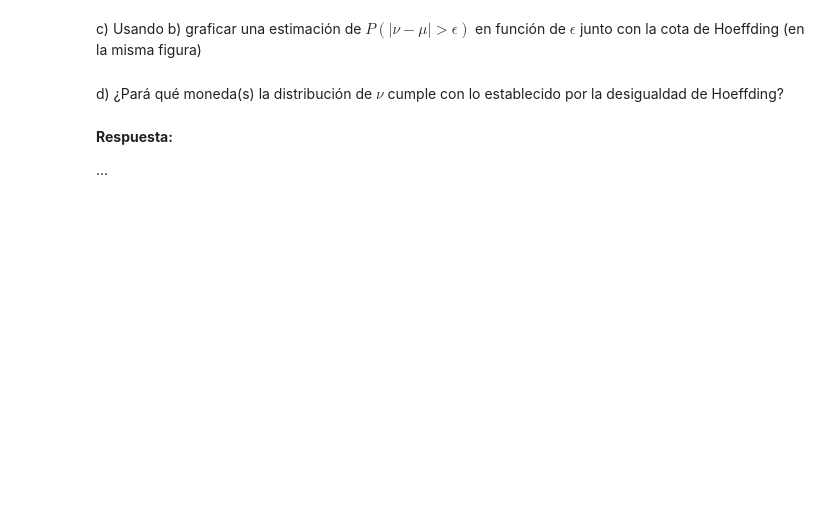
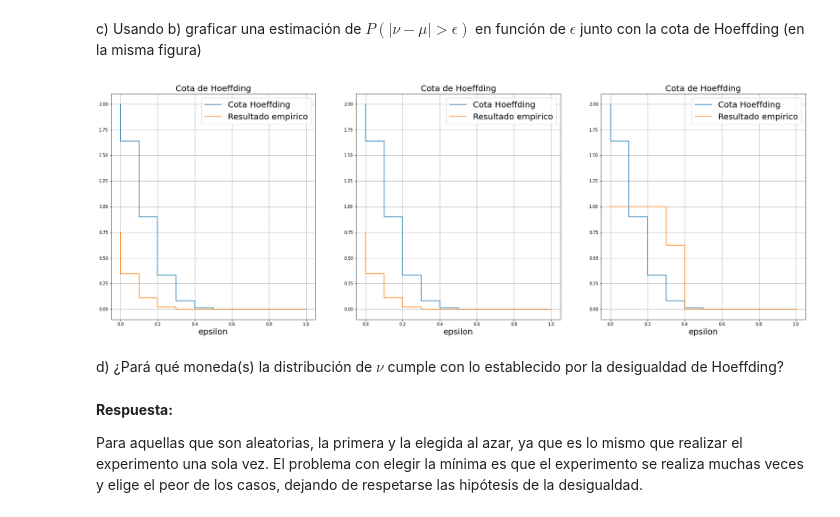
Before and after one commit to j-oflaherty/FUAA, a Jupyter notebook: practico1/Practico1.ipynb, the cells around one changed output. Saved outputs shown, nothing was run; the diff lists cells and outputs as text; code cells hidden in the pictures; blank space fills up the shorter version.

```diff
--- a/practico1/Practico1.ipynb
+++ b/practico1/Practico1.ipynb
@@ -533,7 +561,13 @@ def realizar_experimento_moneda(numero_monedas = 1000, lanzamientos_por_moneda =
     ######## EMPIEZA ESPACIO PARA COMPLETAR CODIGO ########
     #######################################################
 
+    # cara == True (>= 0.5),  seca==False(<0.5)
+    monedas = np.random.random((1000, 10)) >= 0.5
 
+    matriz_V = monedas.mean(1)
+    v0 = matriz_V[0]
+    v_rand = matriz_V[np.random.randint(0, numero_monedas)]
+    v_min = np.min(matriz_V)
 
     #######################################################
     ######## EMPIEZA ESPACIO PARA COMPLETAR CODIGO ########
@@ -555,7 +591,9 @@ np.random.seed(42)
 ######## EMPIEZA ESPACIO PARA COMPLETAR CODIGO ########
 #######################################################
 
-
+for i in range(0, num_experimentos):
+    V[i] = realizar_experimento_moneda()
+    print("{}/{}".format(i+1, num_experimentos), end="\r")
 
 #######################################################
 ######## TERMINA ESPACIO PARA COMPLETAR CODIGO ########
@@ -599,13 +641,13 @@ def calcular_probabilidad_empirica(V_j, mu, epsilons):
         #######################################################
 
         # se suman los experimentos que distaron de mu más de epsilon por debajo
-
+        mayor_eps = np.sum(abs(V_j-mu)>eps)
 
         # se suman los experimentos que distaron de mu más de epsilon por arriba
-
+        # menor_eps = np.sum(abs(V_j-mu)<eps)
 
         # se calcula la probabilidad para el epsilon correspondiente
-
+        probabilidad_empirica[i] = mayor_eps / len(V_j)
 
         #######################################################
         ######## TERMINA ESPACIO PARA COMPLETAR CODIGO ########
@@ -614,36 +656,38 @@ def calcular_probabilidad_empirica(V_j, mu, epsilons):
     return probabilidad_empirica
 
 resultado_empirico_moneda0 = calcular_probabilidad_empirica(V[:,0], mu, epsilons)
 resultado_empirico_moneda_aleatoria = calcular_probabilidad_empirica(V[:,1], mu, epsilons)
 resultado_empirico_moneda_menos_veces = calcular_probabilidad_empirica(V[:,2], mu, epsilons)
 
 
 plt.figure(figsize=(30,10))
 plt.subplot(1,3,1)
 plt.plot(epsilons,cota_Hoeffding, drawstyle='steps', label='Cota Hoeffding')
 plt.plot(epsilons,resultado_empirico_moneda0,drawstyle='steps', label='Resultado empirico')
 plt.grid()
 plt.xlabel('epsilon', fontsize=20)
 plt.title('Cota de Hoeffding', fontsize=20)
 plt.legend(fontsize=20)
 plt.subplot(1,3,2)
 plt.plot(epsilons,cota_Hoeffding, drawstyle='steps',label='Cota Hoeffding')
 plt.plot(epsilons,resultado_empirico_moneda_aleatoria, drawstyle='steps',label='Resultado empirico')
 plt.grid()
 plt.xlabel('epsilon', fontsize=20)
 plt.title('Cota de Hoeffding', fontsize=20)
 plt.legend(fontsize=20)
 plt.subplot(1,3,3)
 plt.plot(epsilons,cota_Hoeffding, drawstyle='steps',label='Cota Hoeffding')
 plt.plot(epsilons,resultado_empirico_moneda_menos_veces, drawstyle='steps',label='Resultado empirico')
 plt.grid()
 plt.xlabel('epsilon', fontsize=20)
 plt.title('Cota de Hoeffding', fontsize=20)
 plt.legend(fontsize=20)
 plt.show()
+# %% [output]
+[figure, added]
 # %% [markdown]
 d) ¿Pará qué moneda(s) la distribución de $\nu$ cumple con lo establecido por la desigualdad de Hoeffding?
-# %% [markdown]
-**Respuesta:**
-
-...
+# %% [markdown]
+**Respuesta:**
+
+Para aquellas que son aleatorias, la primera y la elegida al azar, ya que es lo mismo que realizar el experimento una sola vez. El problema con elegir la mínima es que el experimento se realiza muchas veces y elige el peor de los casos, dejando de respetarse las hipótesis de la desigualdad.
```
Also changed, not shown: parts of 11 cells of this notebook, 1 other file.
